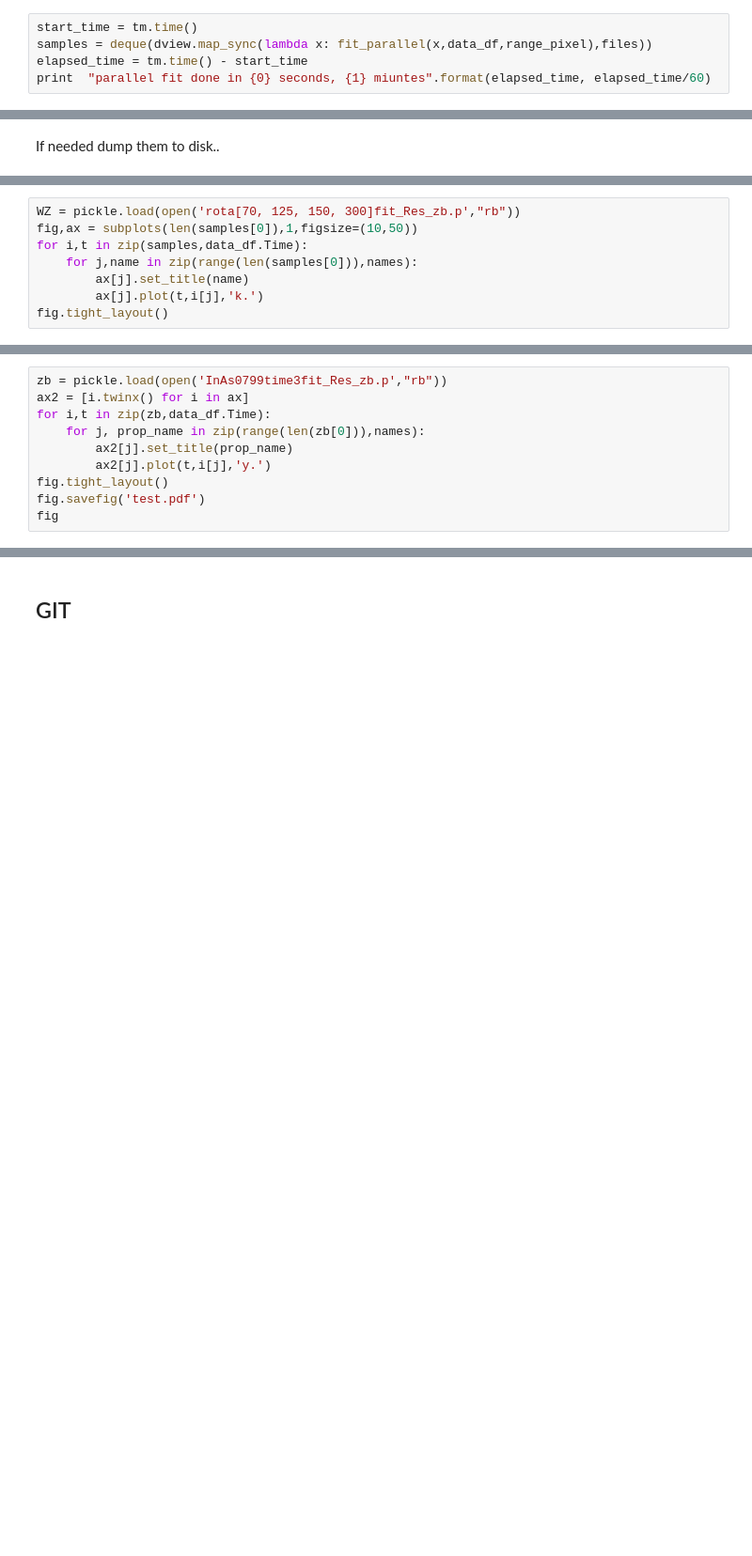
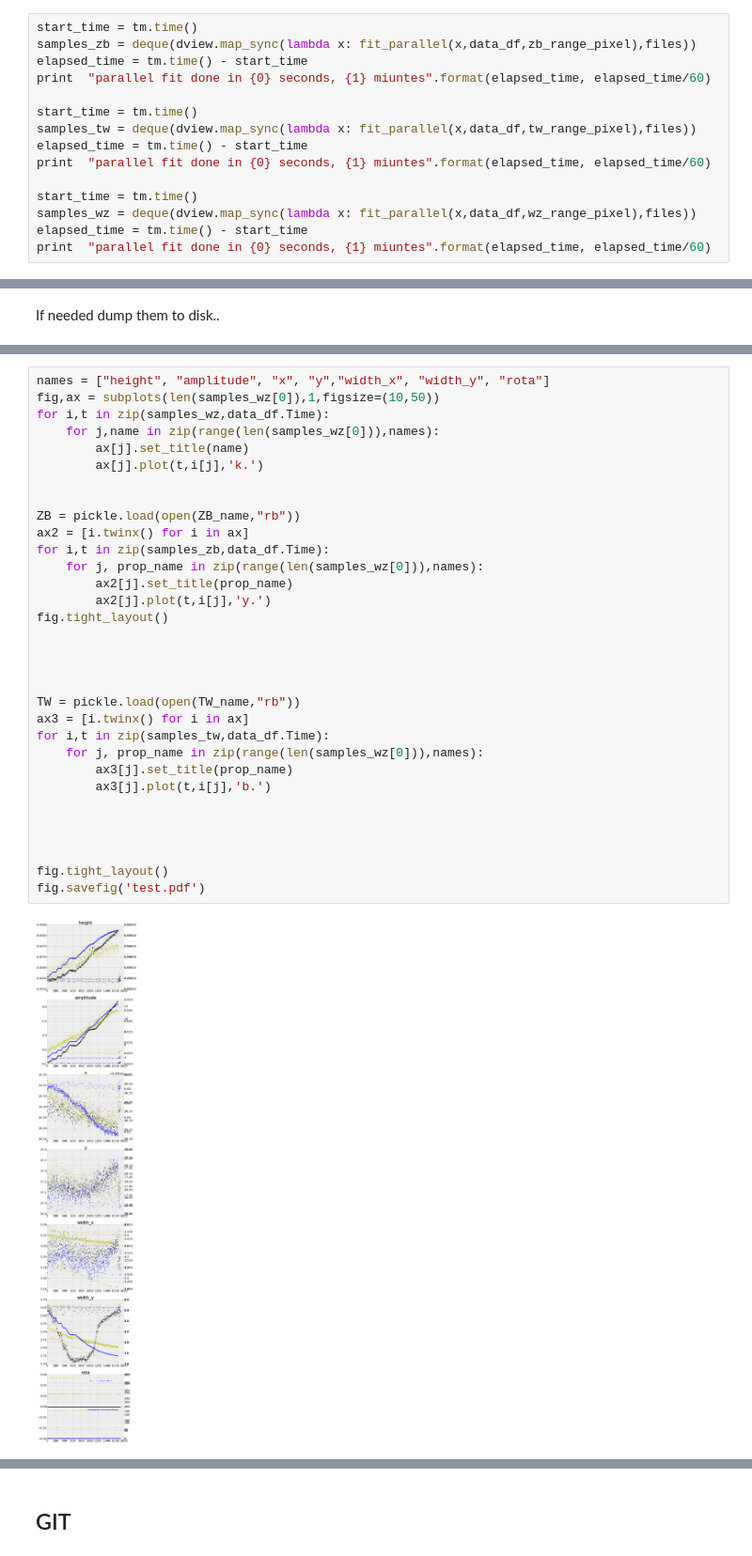
Before and after one commit to giulioungaretti/SPring8, a Jupyter notebook: Napkin-2d-fitting.ipynb, the cells around one changed output, grey strips where cells are left out. Shown at 94% size. Drawn from its saved outputs; the diff is of its cells as text; blank space fills up the shorter version.

```diff
--- a/Napkin-2d-fitting.ipynb
+++ b/Napkin-2d-fitting.ipynb
@@ -165,7 +157,17 @@ names = ["height", "amplitude", "x", "y","width_x", "width_y", "rota"]
 # monitor ? erorrs ?
 # %%
 start_time = tm.time()
-samples = deque(dview.map_sync(lambda x: fit_parallel(x,data_df,range_pixel),files))
+samples_zb = deque(dview.map_sync(lambda x: fit_parallel(x,data_df,zb_range_pixel),files))
 elapsed_time = tm.time() - start_time
 print  "parallel fit done in {0} seconds, {1} miuntes".format(elapsed_time, elapsed_time/60)
+
+start_time = tm.time()
+samples_tw = deque(dview.map_sync(lambda x: fit_parallel(x,data_df,tw_range_pixel),files))
+elapsed_time = tm.time() - start_time
+print  "parallel fit done in {0} seconds, {1} miuntes".format(elapsed_time, elapsed_time/60)
+
+start_time = tm.time()
+samples_wz = deque(dview.map_sync(lambda x: fit_parallel(x,data_df,wz_range_pixel),files))
+elapsed_time = tm.time() - start_time
+print  "parallel fit done in {0} seconds, {1} miuntes".format(elapsed_time, elapsed_time/60)
 # %% [output]
@@ -183,8 +186,0 @@ InAs0799time3[70, 125, 280, 370]fit_Res_zb.p
-# %%
-WZ = pickle.load(open('rota[70, 125, 150, 300]fit_Res_zb.p',"rb"))
-fig,ax = subplots(len(samples[0]),1,figsize=(10,50))
-for i,t in zip(samples,data_df.Time):
-    for j,name in zip(range(len(samples[0])),names):
-        ax[j].set_title(name)
-        ax[j].plot(t,i[j],'k.')
-fig.tight_layout()
@@ -191,10 +192,34 @@ fig.tight_layout()
 # %%
-zb = pickle.load(open('InAs0799time3fit_Res_zb.p',"rb"))
+names = ["height", "amplitude", "x", "y","width_x", "width_y", "rota"]
+fig,ax = subplots(len(samples_wz[0]),1,figsize=(10,50))
+for i,t in zip(samples_wz,data_df.Time):
+    for j,name in zip(range(len(samples_wz[0])),names):
+        ax[j].set_title(name)
+        ax[j].plot(t,i[j],'k.')
+
+
+ZB = pickle.load(open(ZB_name,"rb"))
 ax2 = [i.twinx() for i in ax]
-for i,t in zip(zb,data_df.Time):
-    for j, prop_name in zip(range(len(zb[0])),names):
+for i,t in zip(samples_zb,data_df.Time):
+    for j, prop_name in zip(range(len(samples_wz[0])),names):
         ax2[j].set_title(prop_name)
         ax2[j].plot(t,i[j],'y.')
 fig.tight_layout()
+
+
+
+
+TW = pickle.load(open(TW_name,"rb"))
+ax3 = [i.twinx() for i in ax]
+for i,t in zip(samples_tw,data_df.Time):
+    for j, prop_name in zip(range(len(samples_wz[0])),names):
+        ax3[j].set_title(prop_name)
+        ax3[j].plot(t,i[j],'b.')
+
+
+
+
+fig.tight_layout()
 fig.savefig('test.pdf')
-fig
+# %% [output]
+[figure, added]
```
Also changed, not shown: parts of 15 cells of this notebook, 8 other files.
